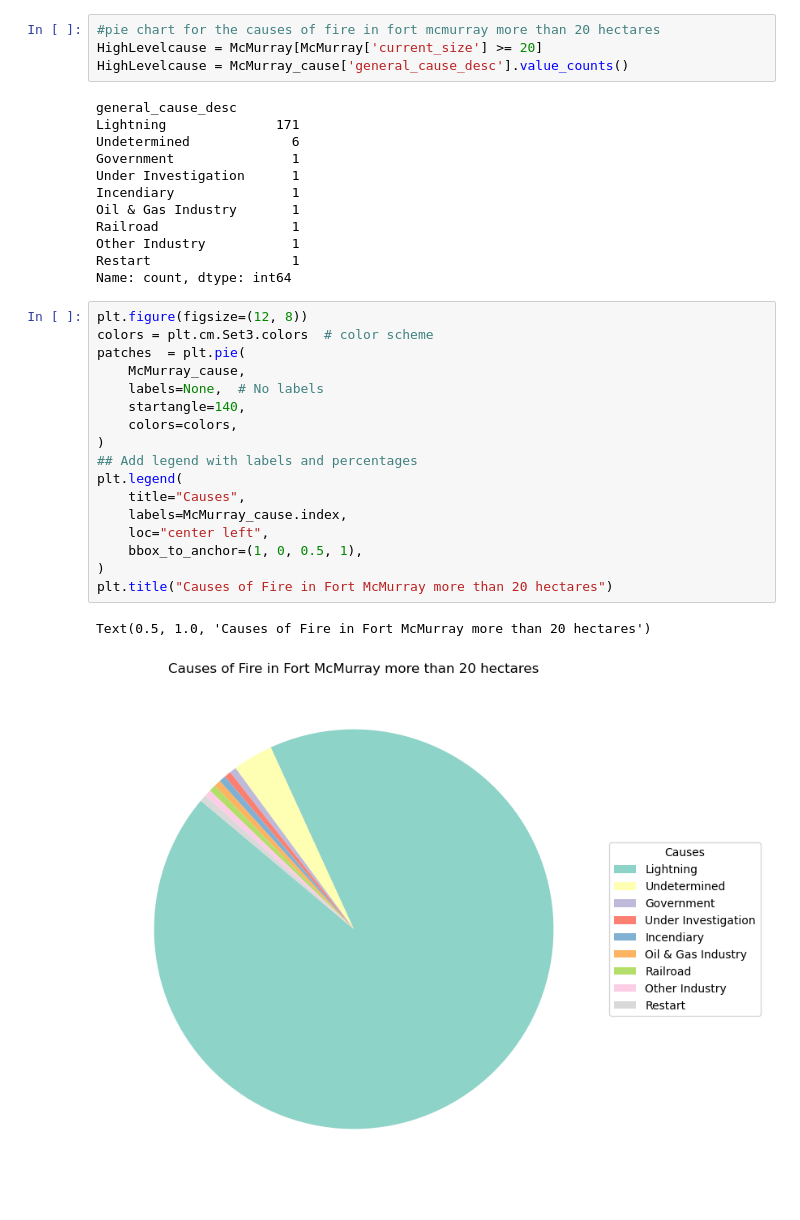
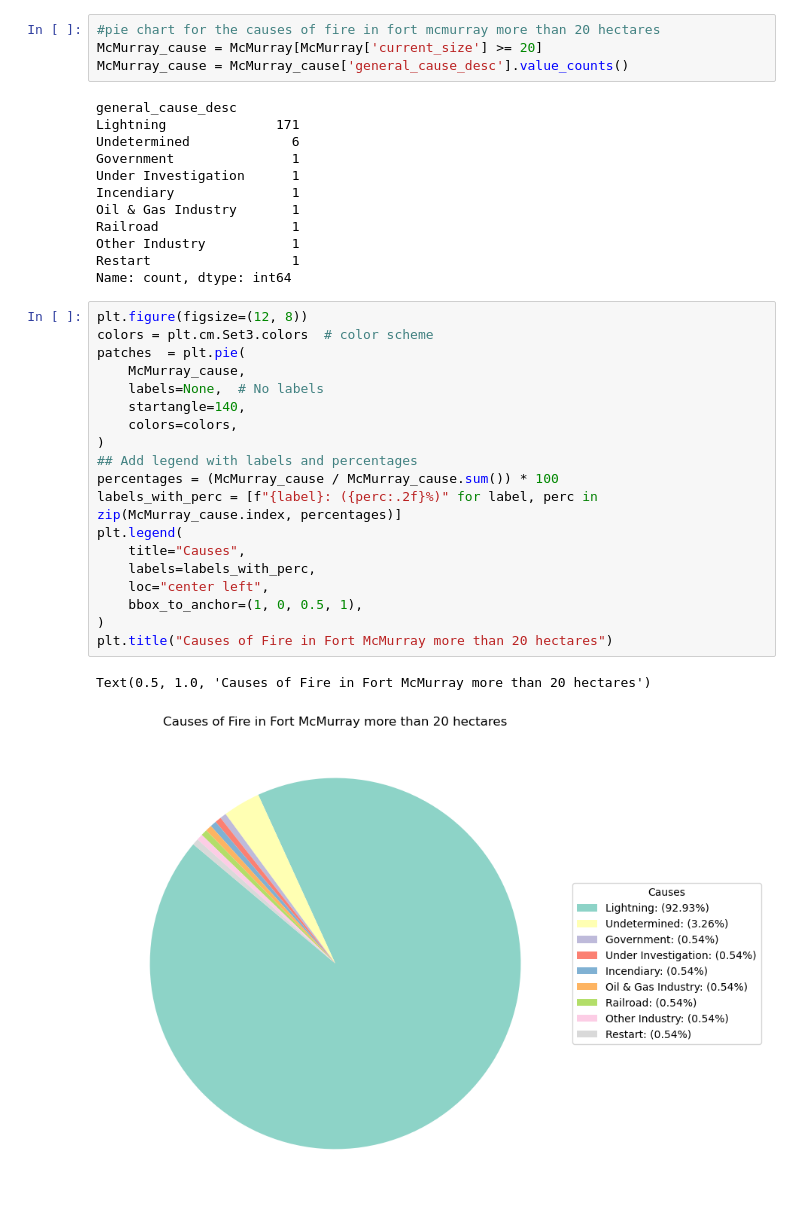
Before and after one commit to moazk17/CxC-Hackathon--EY-Wildfires-Challenge, a Jupyter notebook: challenge/EYWildfires.ipynb, the cells around one changed output. Saved outputs shown, nothing was run; the diff lists cells and outputs as text.

```diff
--- a/challenge/EYWildfires.ipynb
+++ b/challenge/EYWildfires.ipynb
@@ -102,8 +102,8 @@ Text(0.5, 1.0, 'Correlation Matrix for Slave Lake')
 ## Reason for large fires in each area
 # %%
 #pie chart for the causes of fire in fort mcmurray more than 20 hectares
-HighLevelcause = McMurray[McMurray['current_size'] >= 20]
-HighLevelcause = McMurray_cause['general_cause_desc'].value_counts()
+McMurray_cause = McMurray[McMurray['current_size'] >= 20]
+McMurray_cause = McMurray_cause['general_cause_desc'].value_counts()
 # %% [output]
 general_cause_desc
 Lightning              171
@@ -119,23 +119,25 @@ Name: count, dtype: int64
 # %%
 plt.figure(figsize=(12, 8))
 colors = plt.cm.Set3.colors  # color scheme
 patches  = plt.pie(
     McMurray_cause,
     labels=None,  # No labels
     startangle=140,
     colors=colors,
 )
 ## Add legend with labels and percentages
+percentages = (McMurray_cause / McMurray_cause.sum()) * 100
+labels_with_perc = [f"{label}: ({perc:.2f}%)" for label, perc in zip(McMurray_cause.index, percentages)]
 plt.legend(
     title="Causes",
-    labels=McMurray_cause.index,
+    labels=labels_with_perc,
     loc="center left",
     bbox_to_anchor=(1, 0, 0.5, 1),
 )
 plt.title("Causes of Fire in Fort McMurray more than 20 hectares")
 # %% [output]
 Text(0.5, 1.0, 'Causes of Fire in Fort McMurray more than 20 hectares')
-[figure, old version]
+[figure, new version]
 # %%
 #pie chart for the causes of fire in fort mcmurray more than 20 hectares
 HighLevelcause = HighLevel[HighLevel['current_size'] >= 20]
```
Also changed, not shown: parts of 3 cells of this notebook.
